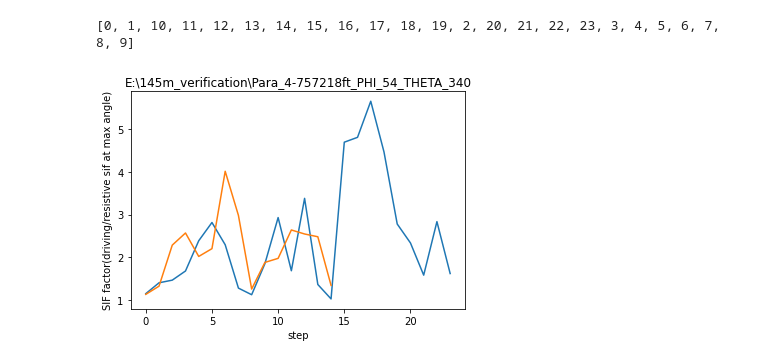
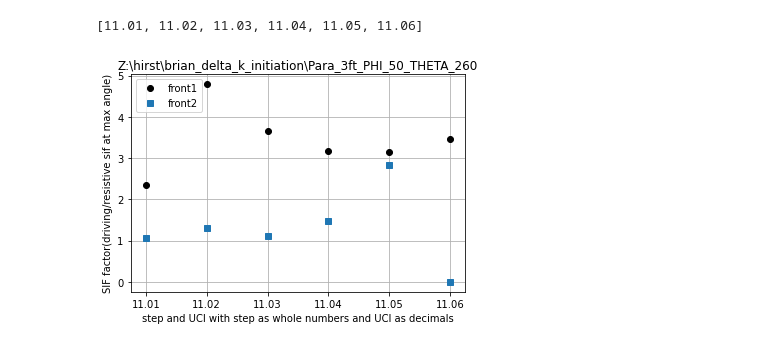
Before and after one commit to Bjorn-jo/sfxcodes, a Jupyter notebook: SIF_factors.ipynb, the cells around one changed output. Cells and saved outputs as stored; diff of their text form; code cells hidden in the pictures.

```diff
--- a/SIF_factors.ipynb
+++ b/SIF_factors.ipynb
@@ -361,10 +345,0 @@ failed on Para_4-757218ft_PHI_54_THETA_340_Stp18_UCI_0
-# %%
-plt.plot(sortedfolderlist,sortedfront1)
-plt.plot(sortedfront2)
-plt.xlabel('step')
-plt.ylabel('SIF factor(driving/resistive sif at max angle)')
-plt.title(folder_path)
-print(folder_listnum)
-# %% [output]
-[0, 1, 10, 11, 12, 13, 14, 15, 16, 17, 18, 19, 2, 20, 21, 22, 23, 3, 4, 5, 6, 7, 8, 9]
-[figure, removed]
@@ -370,0 +364,14 @@ print(folder_listnum)
+# %%
+plt.plot(folder_listnum,front_1_factor,'o',color='black',label='front1')
+plt.plot(folder_listnum,front_2_factor,'s', label='front2')
+#plt.plot([max(folder_listnum2),max(folder_listnum2)],[1,5],label='end of front 2')
+plt.xlabel('step and UCI with step as whole numbers and UCI as decimals')
+plt.ylabel('SIF factor(driving/resistive sif at max angle)')
+plt.legend(loc='upper left')
+#plt.axis([20.75,21.25,1,10])
+plt.grid()
+plt.title(folder_path)
+print(folder_listnum)
+# %% [output]
+[11.01, 11.02, 11.03, 11.04, 11.05, 11.06]
+[figure, added]
```
Also changed, not shown: parts of 4 cells of this notebook.
